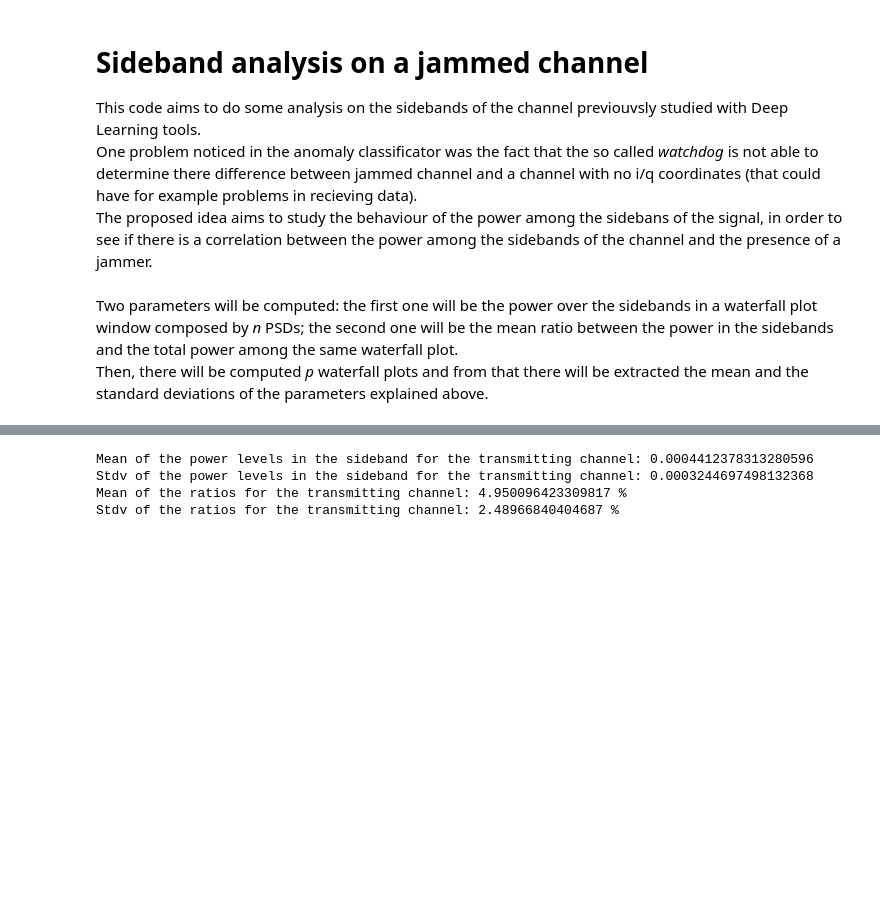
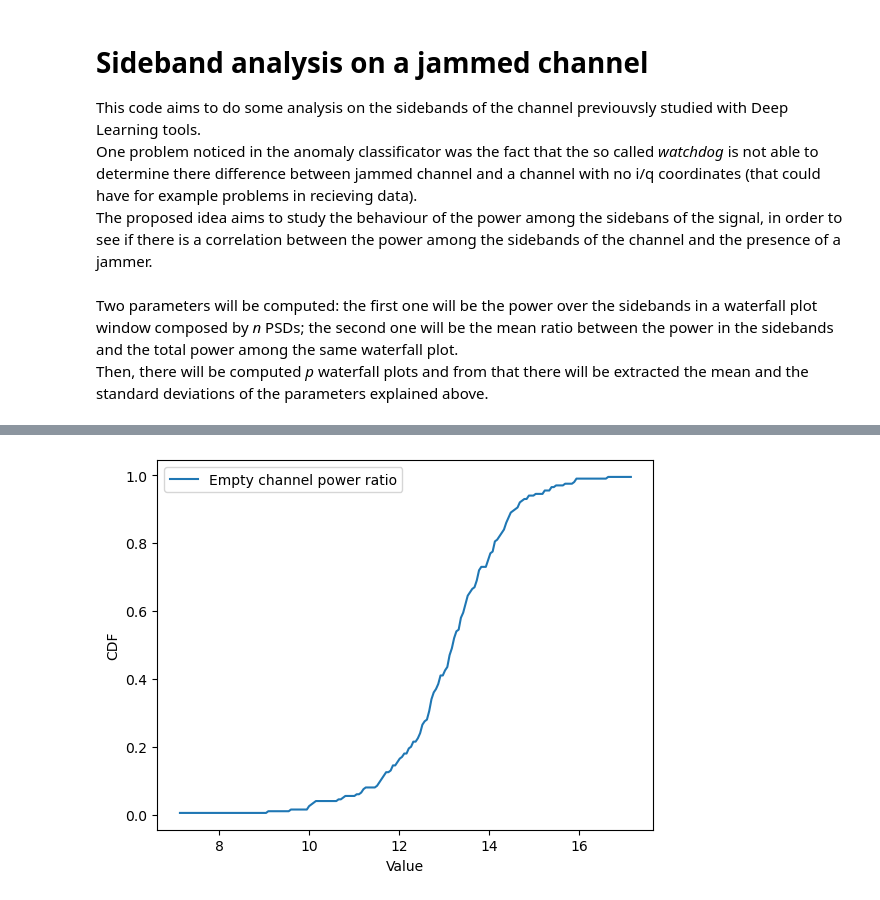
Before and after one commit to Varots/My_thesis, a Jupyter notebook: Computing_sideband_power.ipynb, the cells around one changed output, grey strips where cells are left out. Drawn from its saved outputs; the diff is of its cells as text; code cells hidden in the pictures; blank space fills up the shorter version.

```diff
--- a/Computing_sideband_power.ipynb
+++ b/Computing_sideband_power.ipynb
@@ -101,11 +120,15 @@ Stdv of the ratios for the empty channel: 0.8416195307216329 %
+# %%
+my_values=compute_cdf(ratio_values_list)
+axis_x=my_values[0]
+axis_y=my_values[1]
+plt.plot(axis_x,axis_y, label="Empty channel power ratio")
+plt.xlabel("Value")
+plt.ylabel("CDF")
+plt.legend()
+plt.show()
+# %% [output]
+[figure, added]
 # %%
 val_tx=compute_sideband("tx_channel")
-print("Mean of the power levels in the sideband for the transmitting channel:", val_tx[0])
-print("Stdv of the power levels in the sideband for the transmitting channel:", val_tx[1])
-print("Mean of the ratios for the transmitting channel:", val_tx[2],"%")
-print("Stdv of the ratios for the transmitting channel:", val_tx[3],"%")
+sideband_power_list=val_tx[0]
+ratio_values_list=val_tx[1]
-# %% [output]
-Mean of the power levels in the sideband for the transmitting channel: 0.0004412378313280596
-Stdv of the power levels in the sideband for the transmitting channel: 0.0003244697498132368
-Mean of the ratios for the transmitting channel: 4.950096423309817 %
-Stdv of the ratios for the transmitting channel: 2.48966840404687 %
```
Also changed, not shown: parts of 16 cells of this notebook.
